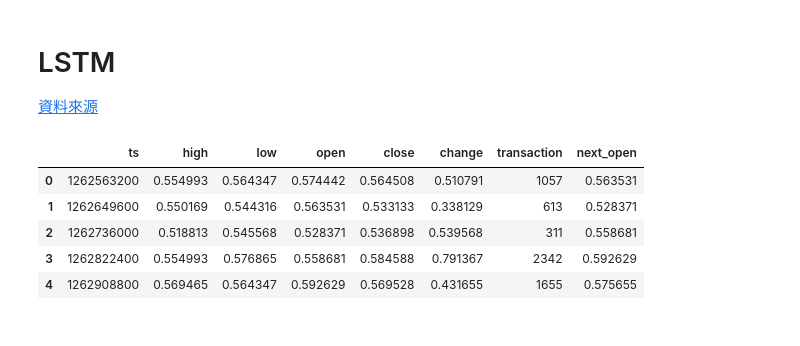
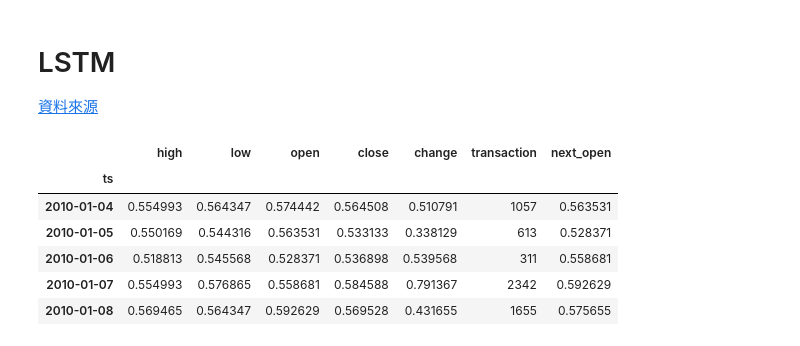
Before and after one commit to zhChenOuO/stock_ml_exercise, a Jupyter notebook: LSTM_test.ipynb, the cells around one changed output. Drawn from its saved outputs; the diff is of its cells as text; code cells hidden in the pictures.

```diff
--- a/LSTM_test.ipynb
+++ b/LSTM_test.ipynb
@@ -12,26 +12,28 @@ def normalize(df):
     newdf= df.copy()
     min_max_scaler = preprocessing.MinMaxScaler()
 
-    newdf['ts'] = df.ts.values.reshape(-1,1)
     newdf['high'] = min_max_scaler.fit_transform(df.high.values.reshape(-1,1))
     newdf['low'] = min_max_scaler.fit_transform(df.low.values.reshape(-1,1))
     newdf['open'] = min_max_scaler.fit_transform(df.open.values.reshape(-1,1))
     newdf['close'] = min_max_scaler.fit_transform(df.close.values.reshape(-1,1))
     newdf['change'] = min_max_scaler.fit_transform(df.change.values.reshape(-1,1))
-    newdf['transaction'] = df.transaction.values.reshape(-1,1)
     newdf['next_open'] = min_max_scaler.fit_transform(df.next_open.values.reshape(-1,1))
+    newdf = newdf.set_index(pd.to_datetime(newdf.ts, unit='s'))
+    newdf = newdf.drop(['ts'], axis=1)
     return newdf
 
 foxconndf_norm= normalize(foxconndf)
 # %%
+foxconndf_norm = foxconndf_norm
 foxconndf_norm.head()
 # %% [output]
-|  | ts | high | low | open | close | change | transaction | next_open |
-| 0 | 1262563200 | 0.554993 | 0.564347 | 0.574442 | 0.564508 | 0.510791 | 1057 | 0.563531 |
-| 1 | 1262649600 | 0.550169 | 0.544316 | 0.563531 | 0.533133 | 0.338129 | 613 | 0.528371 |
-| 2 | 1262736000 | 0.518813 | 0.545568 | 0.528371 | 0.536898 | 0.539568 | 311 | 0.558681 |
-| 3 | 1262822400 | 0.554993 | 0.576865 | 0.558681 | 0.584588 | 0.791367 | 2342 | 0.592629 |
-| 4 | 1262908800 | 0.569465 | 0.564347 | 0.592629 | 0.569528 | 0.431655 | 1655 | 0.575655 |
+|  | high | low | open | close | change | transaction | next_open |
+| ts |  |  |  |  |  |  |  |
+| 2010-01-04 | 0.554993 | 0.564347 | 0.574442 | 0.564508 | 0.510791 | 1057 | 0.563531 |
+| 2010-01-05 | 0.550169 | 0.544316 | 0.563531 | 0.533133 | 0.338129 | 613 | 0.528371 |
+| 2010-01-06 | 0.518813 | 0.545568 | 0.528371 | 0.536898 | 0.539568 | 311 | 0.558681 |
+| 2010-01-07 | 0.554993 | 0.576865 | 0.558681 | 0.584588 | 0.791367 | 2342 | 0.592629 |
+| 2010-01-08 | 0.569465 | 0.564347 | 0.592629 | 0.569528 | 0.431655 | 1655 | 0.575655 |
 # %%
 import numpy as np
 
```
Also changed, not shown: parts of 5 cells of this notebook.
